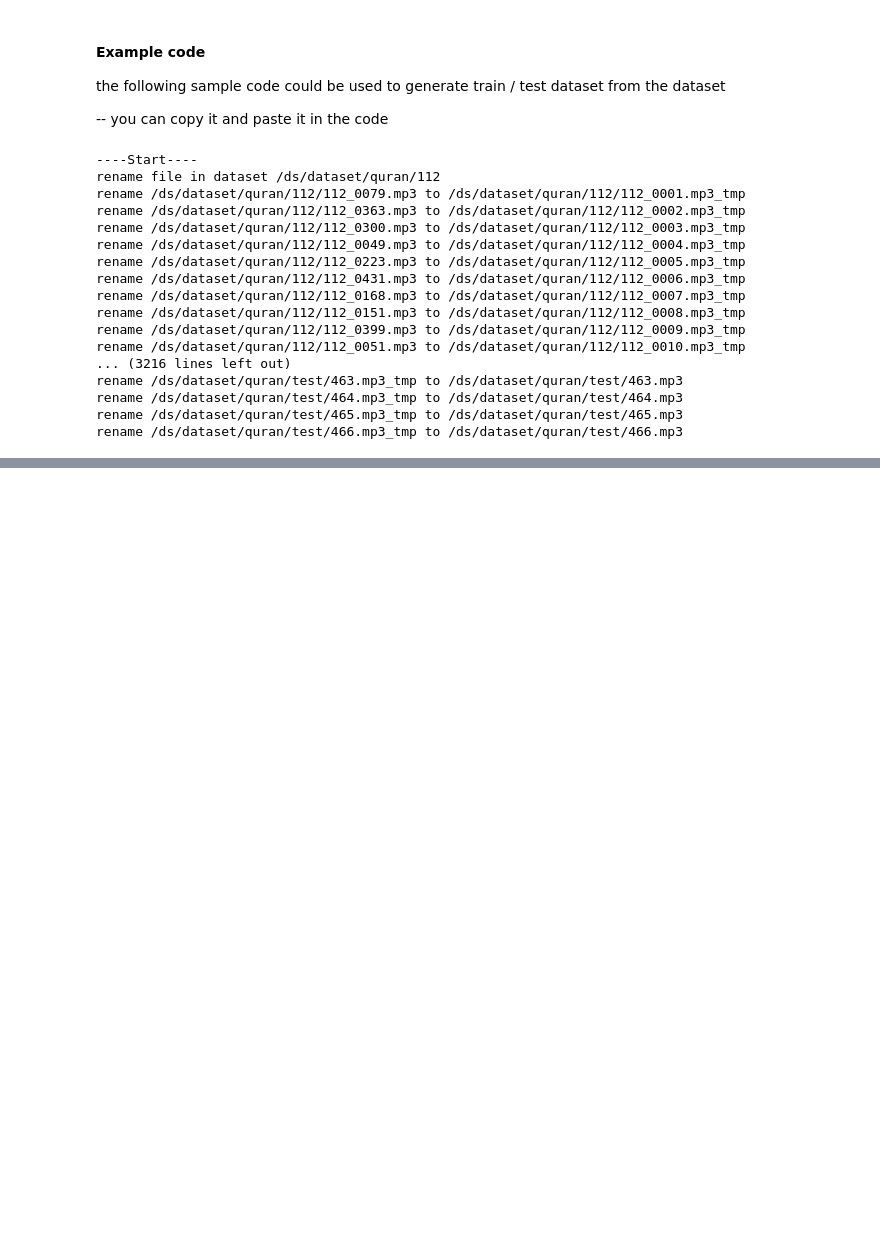
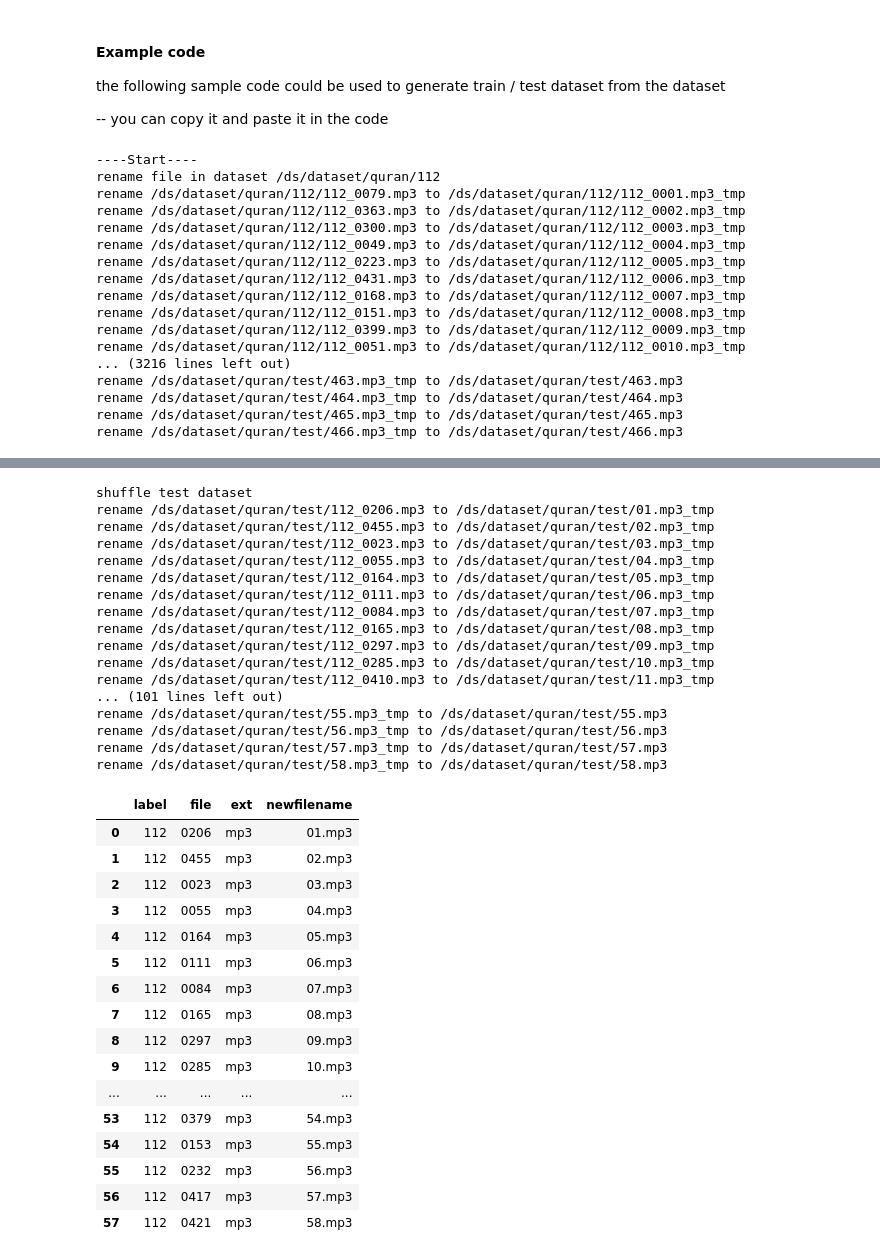
Before and after one commit to wradwan/DataScience_Library, a Jupyter notebook: datasettools.ipynb, the cells around one changed output, grey strips where cells are left out. Cells and saved outputs as stored; diff of their text form; code cells hidden in the pictures; blank space fills up the shorter version.

```diff
--- a/datasettools.ipynb
+++ b/datasettools.ipynb
@@ -395,3 +397,10 @@ rename /ds/dataset/quran/test/463.mp3_tmp to /ds/dataset/quran/test/463.mp3
 rename /ds/dataset/quran/test/464.mp3_tmp to /ds/dataset/quran/test/464.mp3
 rename /ds/dataset/quran/test/465.mp3_tmp to /ds/dataset/quran/test/465.mp3
 rename /ds/dataset/quran/test/466.mp3_tmp to /ds/dataset/quran/test/466.mp3
+# %%
+# first of all define the location of the files
+print('----Start----')
+path='/ds/dataset/quran/112'
+train_path='/ds/dataset/quran/train'
+test_path='/ds/dataset/quran/test'
+csv_file_name = '/ds/dataset/quran/test_dataset.csv'
@@ -397,0 +456,4 @@ rename /ds/dataset/quran/test/466.mp3_tmp to /ds/dataset/quran/test/466.mp3
+# %%
+# then split into train and test
+print('then split into train and test')
+split_into_train_test( path, train_path, test_path,400)
@@ -397,0 +478,39 @@ rename /ds/dataset/quran/test/466.mp3_tmp to /ds/dataset/quran/test/466.mp3
+# %%
+# suffle the files in the test
+print('shuffle test dataset')
+shuffle_test_dataset(test_path)
+# %% [output]
+shuffle test dataset
+rename /ds/dataset/quran/test/112_0206.mp3 to /ds/dataset/quran/test/01.mp3_tmp
+rename /ds/dataset/quran/test/112_0455.mp3 to /ds/dataset/quran/test/02.mp3_tmp
+rename /ds/dataset/quran/test/112_0023.mp3 to /ds/dataset/quran/test/03.mp3_tmp
+rename /ds/dataset/quran/test/112_0055.mp3 to /ds/dataset/quran/test/04.mp3_tmp
+rename /ds/dataset/quran/test/112_0164.mp3 to /ds/dataset/quran/test/05.mp3_tmp
+rename /ds/dataset/quran/test/112_0111.mp3 to /ds/dataset/quran/test/06.mp3_tmp
+rename /ds/dataset/quran/test/112_0084.mp3 to /ds/dataset/quran/test/07.mp3_tmp
+rename /ds/dataset/quran/test/112_0165.mp3 to /ds/dataset/quran/test/08.mp3_tmp
+rename /ds/dataset/quran/test/112_0297.mp3 to /ds/dataset/quran/test/09.mp3_tmp
+rename /ds/dataset/quran/test/112_0285.mp3 to /ds/dataset/quran/test/10.mp3_tmp
+rename /ds/dataset/quran/test/112_0410.mp3 to /ds/dataset/quran/test/11.mp3_tmp
+... (101 lines left out)
+rename /ds/dataset/quran/test/55.mp3_tmp to /ds/dataset/quran/test/55.mp3
+rename /ds/dataset/quran/test/56.mp3_tmp to /ds/dataset/quran/test/56.mp3
+rename /ds/dataset/quran/test/57.mp3_tmp to /ds/dataset/quran/test/57.mp3
+rename /ds/dataset/quran/test/58.mp3_tmp to /ds/dataset/quran/test/58.mp3
+|  | label | file | ext | newfilename |
+| 0 | 112 | 0206 | mp3 | 01.mp3 |
+| 1 | 112 | 0455 | mp3 | 02.mp3 |
+| 2 | 112 | 0023 | mp3 | 03.mp3 |
+| 3 | 112 | 0055 | mp3 | 04.mp3 |
+| 4 | 112 | 0164 | mp3 | 05.mp3 |
+| 5 | 112 | 0111 | mp3 | 06.mp3 |
+| 6 | 112 | 0084 | mp3 | 07.mp3 |
+| 7 | 112 | 0165 | mp3 | 08.mp3 |
+| 8 | 112 | 0297 | mp3 | 09.mp3 |
+| 9 | 112 | 0285 | mp3 | 10.mp3 |
+| ... | ... | ... | ... | ... |
+| 53 | 112 | 0379 | mp3 | 54.mp3 |
+| 54 | 112 | 0153 | mp3 | 55.mp3 |
+| 55 | 112 | 0232 | mp3 | 56.mp3 |
+| 56 | 112 | 0417 | mp3 | 57.mp3 |
+| 57 | 112 | 0421 | mp3 | 58.mp3 |
```
Also changed, not shown: parts of 6 cells of this notebook, 8 other files.
